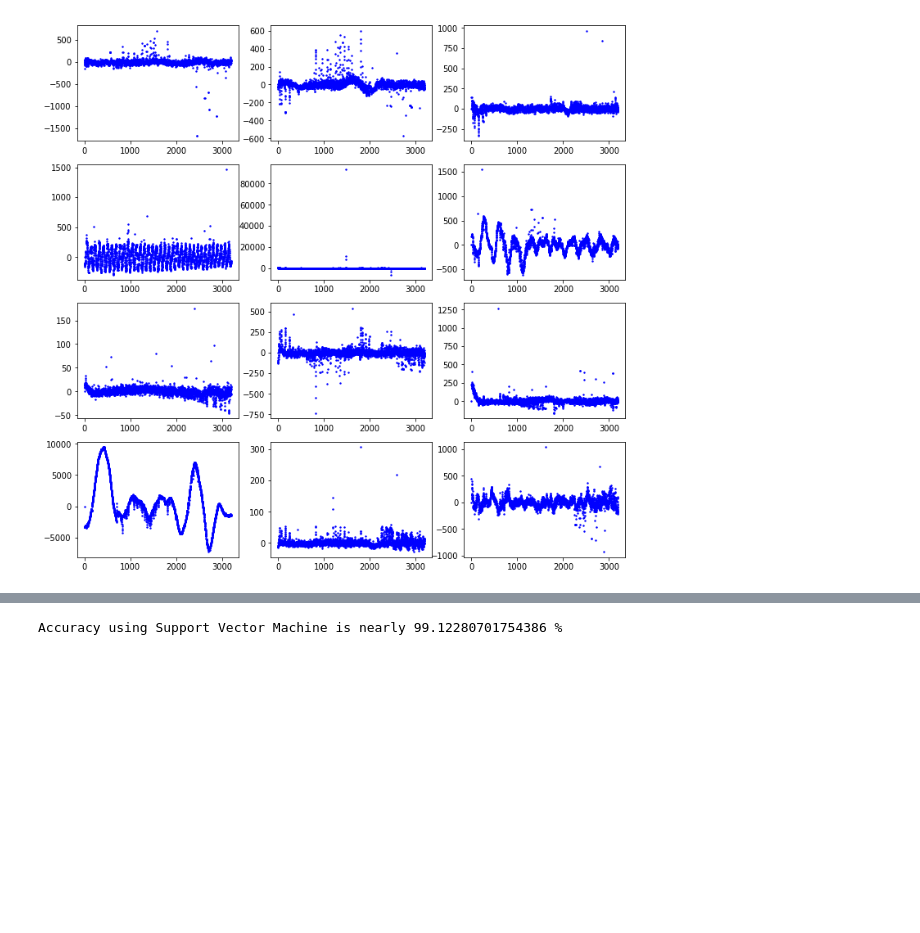
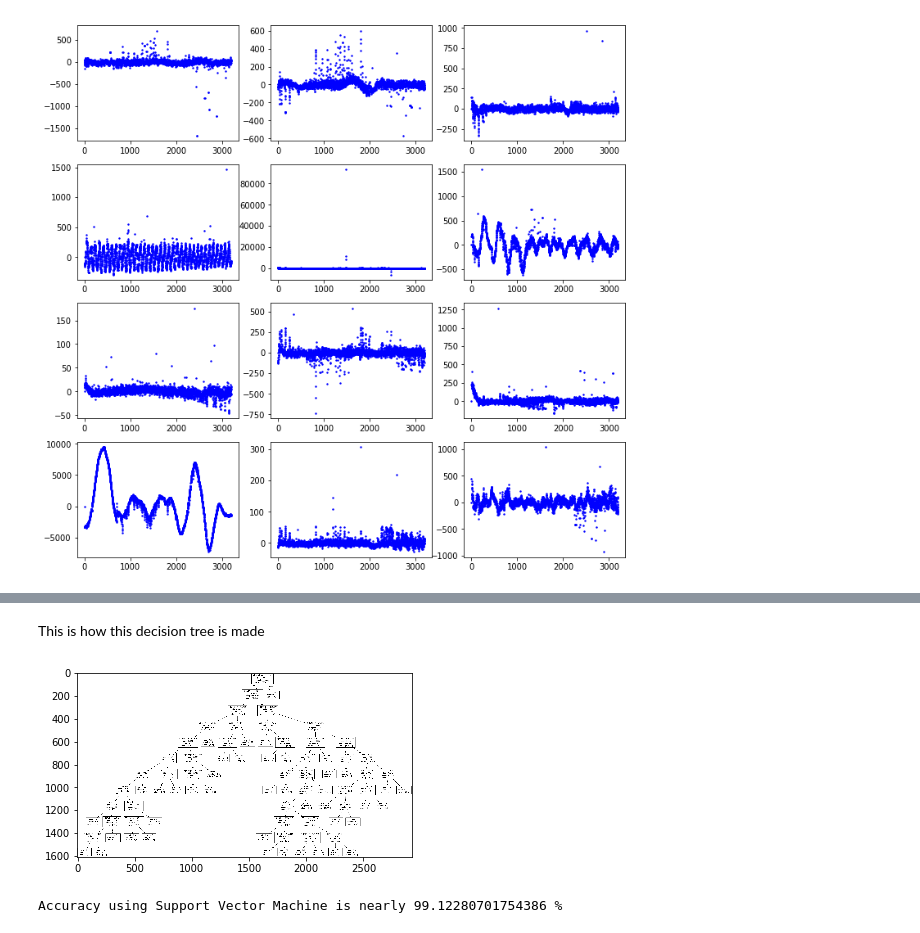
Before and after one commit to techshot25/KeplerData, a Jupyter notebook: exoPlanets.ipynb, the cells around one changed output, grey strips where cells are left out. Saved outputs shown, nothing was run; the diff lists cells and outputs as text; code cells hidden in the pictures; blank space fills up the shorter version.

```diff
--- a/exoPlanets.ipynb
+++ b/exoPlanets.ipynb
@@ -186,3 +180,16 @@ Accuracy using Decision Tree Classifier is nearly 98.24561403508771 %
+# %% [markdown]
+This is how this decision tree is made
+# %%
+tree.export_graphviz(decTree, out_file='tree.dot')
+
+!! dot -Tpng tree.dot -o tree.png # convert to png
+
+import matplotlib.image as mpimg
+img=mpimg.imread('tree.png')
+plt.imshow(img)
+plt.show()
+# %% [output]
+[figure, added]
 # %%
 # this is the infamous Support Vector Machine, should give similar results to the next one
 from sklearn import svm
```
Also changed, not shown: parts of 16 cells of this notebook.
